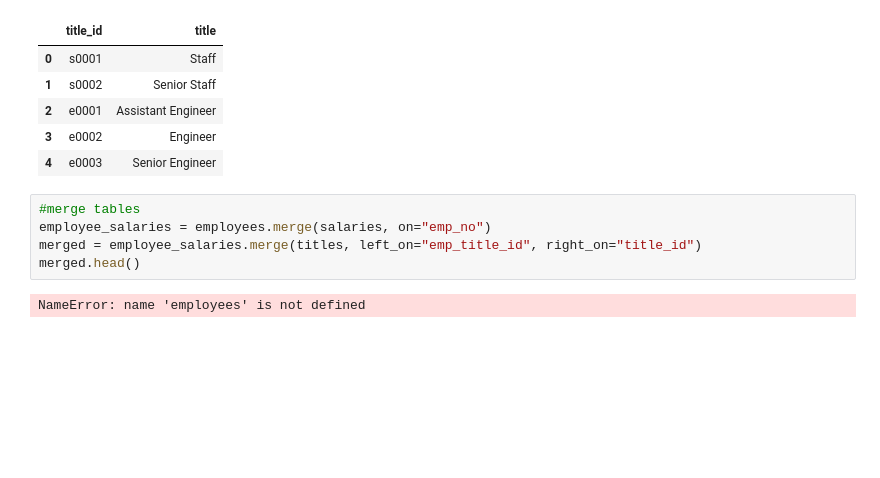
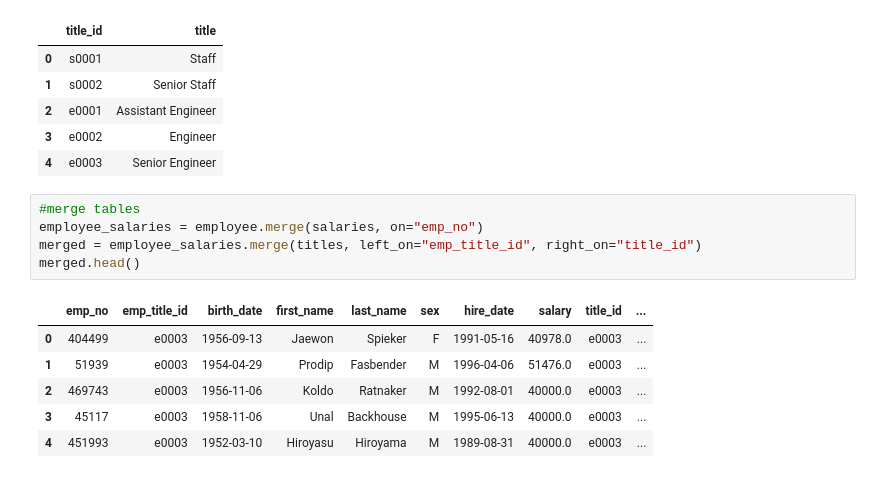
Before and after one commit to kass173/SQL-Challenge, a Jupyter notebook: EmployeeSQL/Bonus.ipynb, the cells around one changed output. Saved outputs shown, nothing was run; the diff lists cells and outputs as text; blank space fills up the shorter version.

```diff
--- a/EmployeeSQL/Bonus.ipynb
+++ b/EmployeeSQL/Bonus.ipynb
@@ -86,8 +86,13 @@ titles.head()
 | 4 | e0003 | Senior Engineer |
 # %%
 #merge tables
-employee_salaries = employees.merge(salaries, on="emp_no")
+employee_salaries = employee.merge(salaries, on="emp_no")
 merged = employee_salaries.merge(titles, left_on="emp_title_id", right_on="title_id")
 merged.head()
 # %% [output]
-NameError: name 'employees' is not defined
+|  | emp_no | emp_title_id | birth_date | first_name | last_name | sex | hire_date | salary | title_id | ... |
+| 0 | 404499 | e0003 | 1956-09-13 | Jaewon | Spieker | F | 1991-05-16 | 40978.0 | e0003 | ... |
+| 1 | 51939 | e0003 | 1954-04-29 | Prodip | Fasbender | M | 1996-04-06 | 51476.0 | e0003 | ... |
+| 2 | 469743 | e0003 | 1956-11-06 | Koldo | Ratnaker | M | 1992-08-01 | 40000.0 | e0003 | ... |
+| 3 | 45117 | e0003 | 1958-11-06 | Unal | Backhouse | M | 1995-06-13 | 40000.0 | e0003 | ... |
+| 4 | 451993 | e0003 | 1952-03-10 | Hiroyasu | Hiroyama | M | 1989-08-31 | 40000.0 | e0003 | ... |
```
Also changed, not shown: parts of 1 cell of this notebook, 4 other files.
